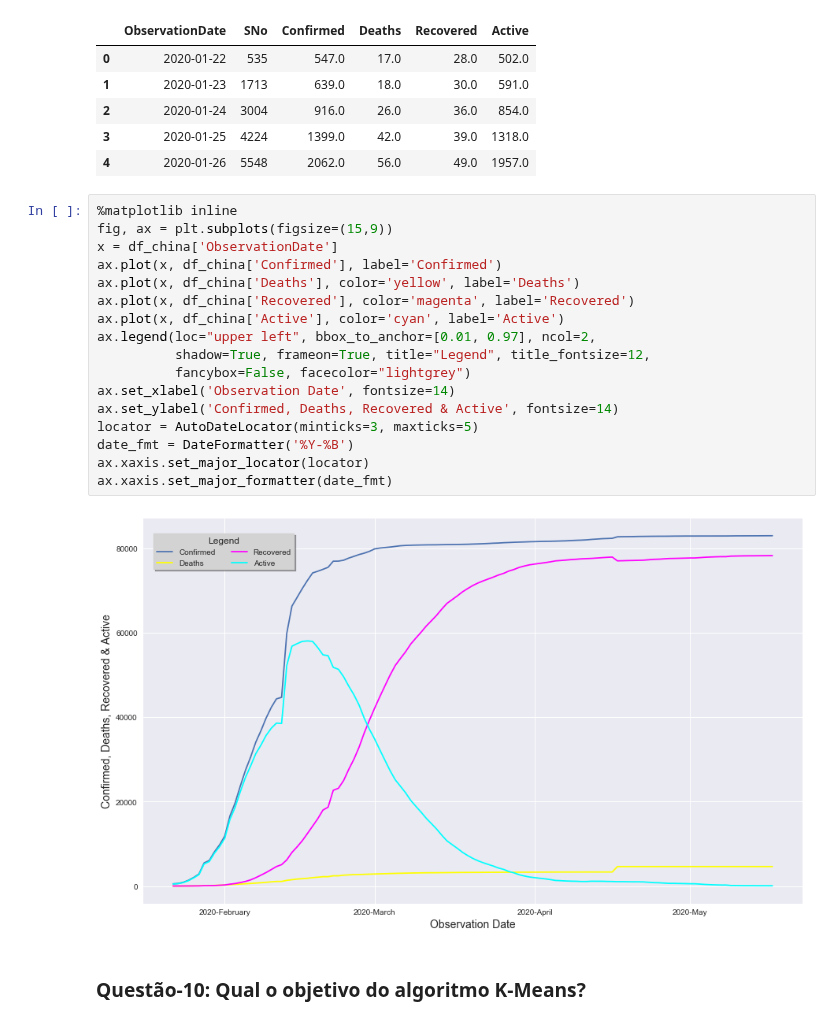
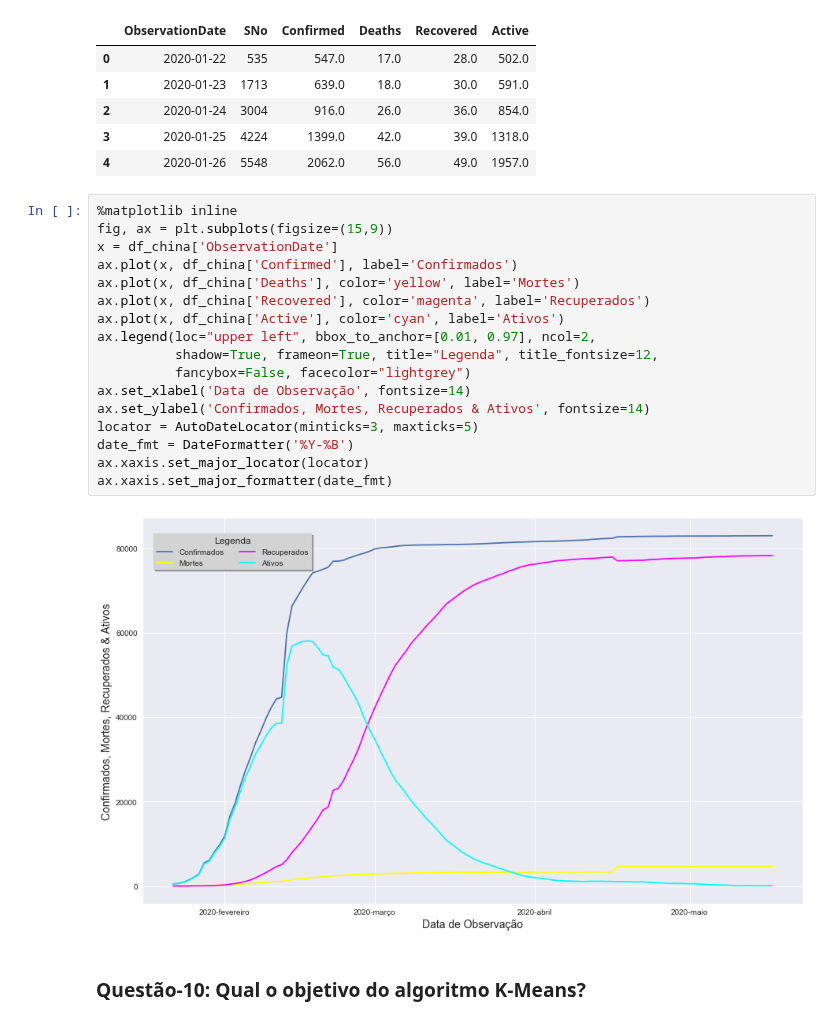
Before and after one commit to Collumbus/Bootcamp-Analista-de-Dados-IGTI, a Jupyter notebook: Modulo-01/Trabalho-01/trabalho-01.ipynb, the cells around one changed output. Cells and saved outputs as stored; diff of their text form.

```diff
--- a/Modulo-01/Trabalho-01/trabalho-01.ipynb
+++ b/Modulo-01/Trabalho-01/trabalho-01.ipynb
@@ -203,22 +223,22 @@ df_china.head()
 # %%
 %matplotlib inline
 fig, ax = plt.subplots(figsize=(15,9))
 x = df_china['ObservationDate']
-ax.plot(x, df_china['Confirmed'], label='Confirmed')
-ax.plot(x, df_china['Deaths'], color='yellow', label='Deaths')
-ax.plot(x, df_china['Recovered'], color='magenta', label='Recovered')
-ax.plot(x, df_china['Active'], color='cyan', label='Active')
+ax.plot(x, df_china['Confirmed'], label='Confirmados')
+ax.plot(x, df_china['Deaths'], color='yellow', label='Mortes')
+ax.plot(x, df_china['Recovered'], color='magenta', label='Recuperados')
+ax.plot(x, df_china['Active'], color='cyan', label='Ativos')
 ax.legend(loc="upper left", bbox_to_anchor=[0.01, 0.97], ncol=2,
-          shadow=True, frameon=True, title="Legend", title_fontsize=12,
+          shadow=True, frameon=True, title="Legenda", title_fontsize=12,
           fancybox=False, facecolor="lightgrey")
-ax.set_xlabel('Observation Date', fontsize=14)
-ax.set_ylabel('Confirmed, Deaths, Recovered & Active', fontsize=14)
+ax.set_xlabel('Data de Observação', fontsize=14)
+ax.set_ylabel('Confirmados, Mortes, Recuperados & Ativos', fontsize=14)
 locator = AutoDateLocator(minticks=3, maxticks=5)
 date_fmt = DateFormatter('%Y-%B')
 ax.xaxis.set_major_locator(locator)
 ax.xaxis.set_major_formatter(date_fmt)
 # %% [output]
-[figure, old version]
+[figure, new version]
 # %% [markdown]
 ### Questão-10: Qual o objetivo do algoritmo K-Means?
 # %% [markdown]
```
Also changed, not shown: parts of 8 cells of this notebook.
